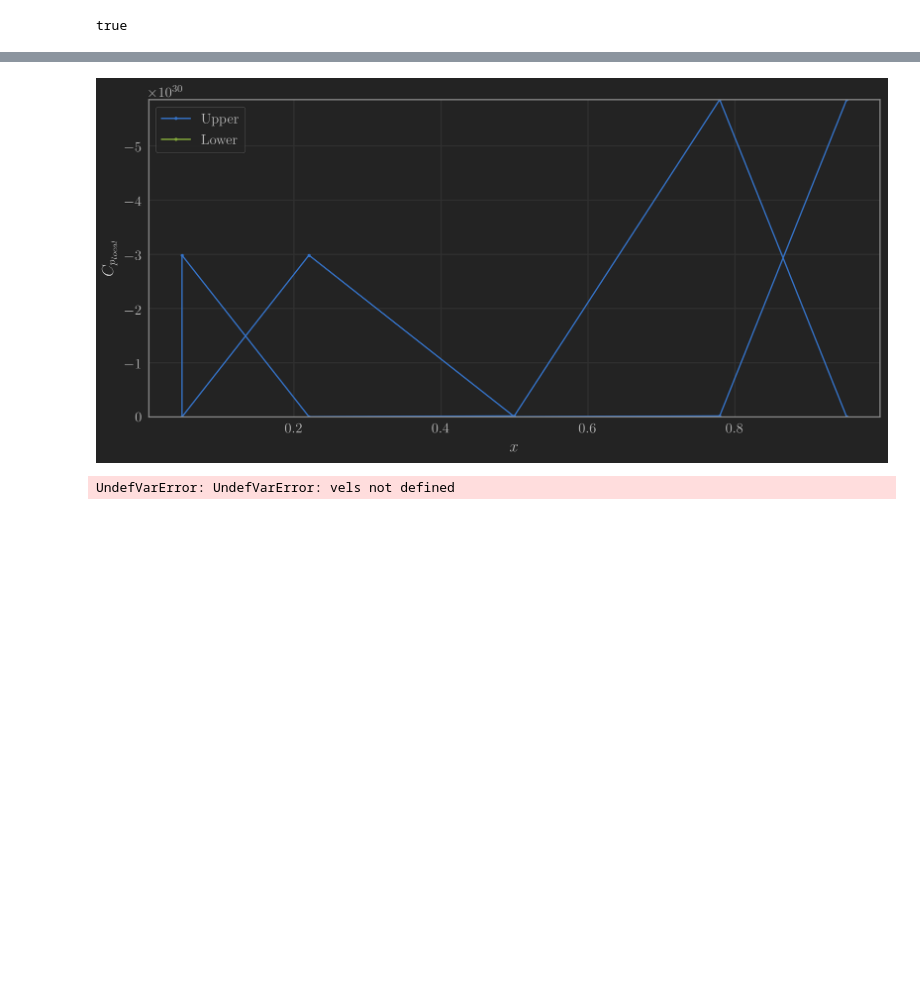
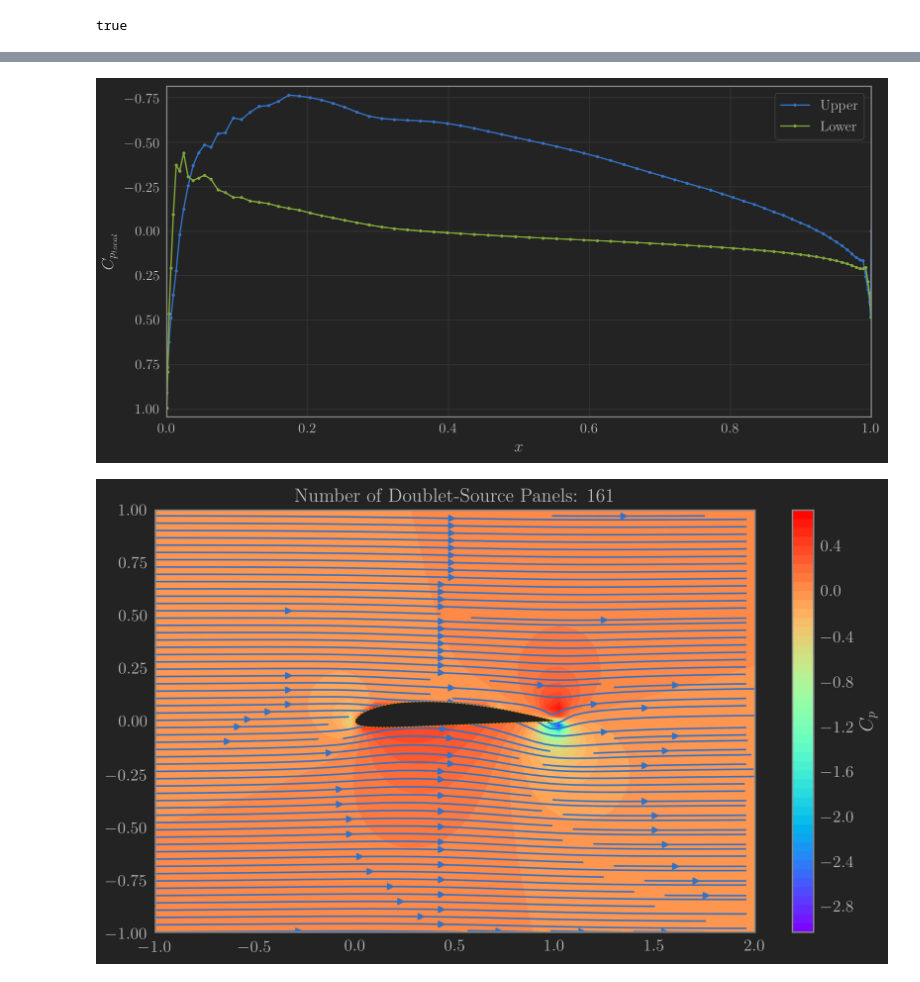
Before and after one commit to GodotMisogi/CFDCodes, a Jupyter notebook: JuliaPanel.ipynb, the cells around one changed output, grey strips where cells are left out. Cells and saved outputs as stored; diff of their text form; code cells hidden in the pictures; blank space fills up the shorter version.

```diff
--- a/JuliaPanel.ipynb
+++ b/JuliaPanel.ipynb
@@ -59,15 +55,3 @@ tight_layout();
 ## Panel Methods
 # %% [markdown]
 #### Source Panels
-# %%
-include("./aeroModules.jl")
-using .panelSolver
-using BenchmarkTools
-using PyPlot
-using PyCall
-jtplot = pyimport("jupyterthemes.jtplot")
-jtplot.style(grid=false)
-rcParams = PyPlot.PyDict(PyPlot.matplotlib."rcParams")
-rcParams["font.size"] = 16
-rcParams["font.family"] = "serif"
-rcParams["text.usetex"] = true
@@ -187,9 +158,8 @@ airfoil = panelSolver.DoubletSourcePanelSolver2D(source_panels, uniform);
 # %%
 @time strengths, vts, cl, error = panelSolver.panelSolver2D(airfoil, uniform);
-# vels, pots = panelSolver.gridData(clarky, zip(X,Y));
-# cp = panelSolver.pressureCoefficient2D(vels, uniform.magnitude);
-print(strengths, "\n")
+vels, pots = panelSolver.gridData(airfoil, zip(X,Y));
+cp = panelSolver.pressureCoefficient2D(vels, uniform.magnitude);
+# print([ panel.source_strength for panel in panels ])
 print("Lift Coefficient: ", cl, "\n")
 print("Error: ", error)
-filter(x -> (x < 0 || x > 1), [ panel.xc for panel in panels ])
 # %% [output]
@@ -215,29 +181,31 @@ grid()
 # %%
 fig20 = figure(2, figsize=(10, 5), dpi=300)
 grid()
+plot([p.xc for p in panels if p.loc == "upper" ], [p.cp for p in panels if p.loc == "upper" ], marker=".", label="Upper")
+plot([p.xc for p in panels if p.loc == "lower" ], [p.cp for p in panels if p.loc == "lower" ], marker=".", label="Lower")
 xlabel("\$x\$")
 ylabel("\$C_{p_{local}}\$")
-plot([p.xc for p in source_panels if p.loc == "upper"], [p.cp for p in source_panels if p.loc == "upper" ], marker=".", label="Upper")
-plot([p.xc for p in source_panels if p.loc == "lower"], [p.cp for p in source_panels if p.loc == "lower" ], marker=".", label="Lower")
-ylim(maximum([p.cp for p in source_panels]) + 0.05, minimum([p.cp for p in source_panels]) - 0.05)
+xlim(0, 1.0)
+ylim(-2,2)
+ylim(maximum([p.cp for p in panels]) + 0.05, minimum([p.cp for p in panels]) - 0.05)
 tight_layout()
 legend();
 # %% [output]
-[figure, old version]
+[figure, new version]
 # %%
 width = 8.0
 height = (y_domain[2] - y_domain[1]) / (x_domain[2] - x_domain[1]) * width
 fig1 = figure(1, figsize=(1.1width, height), dpi=300)
-streamplot(X, Y, [ u for (u,v) in vels ], [ v for (u,v) in vels ], density=4)
+streamplot(X, Y, first.(vels), last.(vels), density=2)
 # scatter([p.xc for p in source_panels], [p.yc for p in source_panels], marker=".", label="Center-points", color="white", zorder=3)
-contourf(X, Y, pots, 50, cmap=PyPlot.cm.rainbow)
+contourf(X, Y, cp, 50, cmap=PyPlot.cm.rainbow)
 # colorbar(label="\$\\phi_{\\mathrm{panel}}\$")
 colorbar(label="\$C_p\$")
-# fill([x for (x,y) in coords], [y for (x,y) in coords], color="k", zorder=3)
-plot([p.xs for p in source_panels], [p.ys for p in source_panels], linestyle="--", linewidth=0.5, label="Endpoints", color="orange", zorder=3)
+fill([x for (x,y) in coords], [y for (x,y) in coords], color="k", zorder=3)
+plot([p.xs for p in panels], [p.ys for p in panels], linestyle="--", linewidth=0.5, label="Endpoints", color="orange", zorder=3)
 xlim(x_domain)
 ylim(y_domain)
-title("Number of Vortex-Source Panels: {$N_panels}")
+title("Number of Doublet-Source Panels: {$N_panels}")
 tight_layout();
 # %% [output]
-UndefVarError: UndefVarError: vels not defined
+[figure, added]
```
Also changed, not shown: parts of 15 cells of this notebook, 10 other files.
